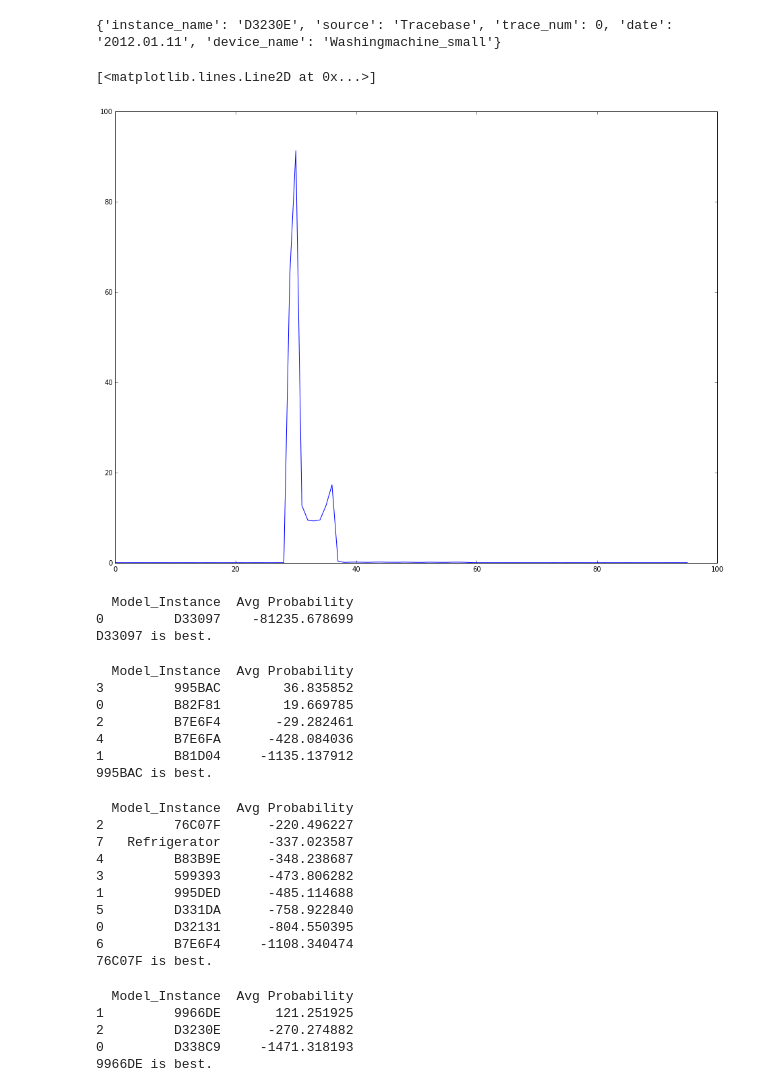
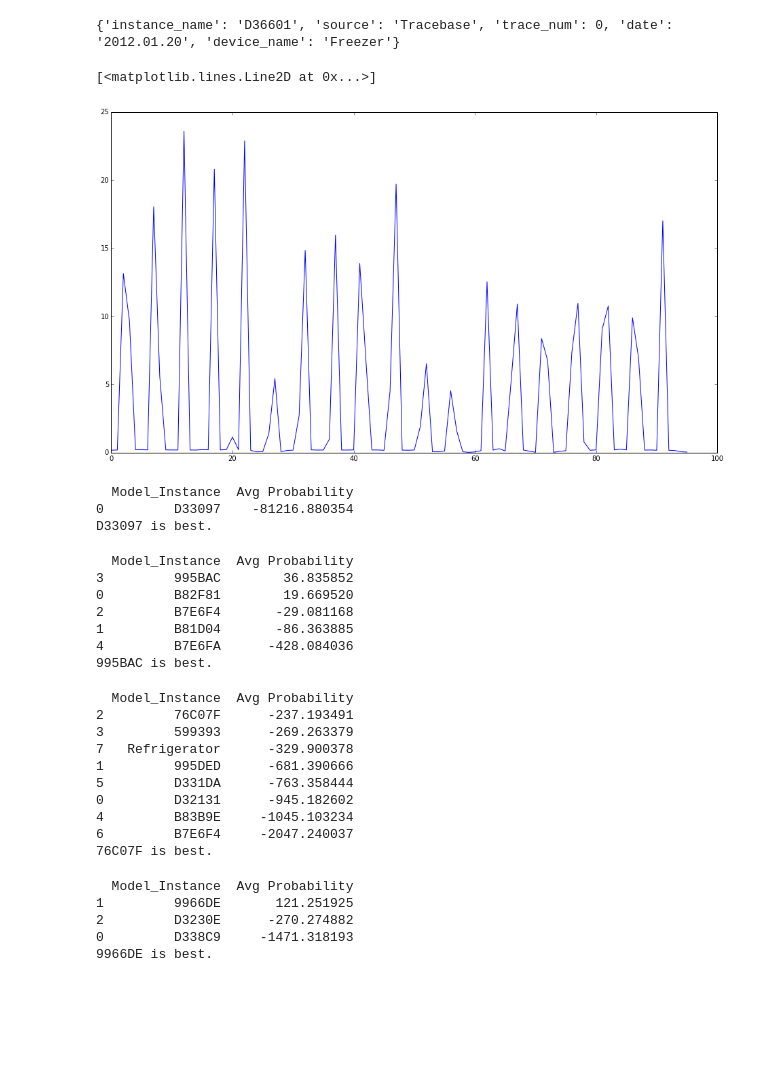
Before and after one commit to dssg/wikienergy, a Jupyter notebook: proto/FHMM/FHMM_Tracebase.ipynb, the cells around one changed output. Cells and saved outputs as stored; diff of their text form; code cells hidden in the pictures; blank space fills up the shorter version.

```diff
--- a/proto/FHMM/FHMM_Tracebase.ipynb
+++ b/proto/FHMM/FHMM_Tracebase.ipynb
@@ -28,7 +28,7 @@ from scipy import pi
 
 import os
 %matplotlib inline
-pylab.rcParams['figure.figsize'] = 16, 12
+pylab.rcParams['figure.figsize'] = 16, 9
 # %%
 #Produces arrays of arrays of time for HMM
 #Input: 2012-06-15 00:00:01
@@ -253,23 +252,23 @@ devices_types[device_name]=dataset.generate_type(device_name)
 device_name='refrigerator_good'
 devices_types[device_name]=dataset.generate_type(device_name)
 # %%
-device_name='Washingmachine_small'
+device_name='Freezer'
 devices_types[device_name]=dataset.generate_type(device_name)
 # %%
 device_name='Washingmachine_large'
 devices_types[device_name]=dataset.generate_type(device_name)
 # %%
 #Look at individual trace
-device_name_test='Washingmachine_small'
+device_name_test='Freezer'
 device_type_test=devices_types[device_name_test]
-index=2
-index2=0
+index=0
+index2=1
 print device_type_test.instances[index].traces[index2].metadata
 plt.plot(device_type_test.instances[index].traces[index2].series)
 # %% [output]
-{'instance_name': 'D3230E', 'source': 'Tracebase', 'trace_num': 0, 'date': '2012.01.11', 'device_name': 'Washingmachine_small'}
+{'instance_name': 'D36601', 'source': 'Tracebase', 'trace_num': 0, 'date': '2012.01.20', 'device_name': 'Freezer'}
 [<matplotlib.lines.Line2D at 0x...>]
-[figure, old version]
+[figure, new version]
 # %%
 #Initialize Variables for Model
 devices_models={}
@@ -295,7 +294,7 @@ best_model[device_type_name]=getBestInstanceModel(devices_models[device_type_nam
 devices_type_names.append(device_type_name)
 # %% [output]
   Model_Instance  Avg Probability
-0         D33097    -81235.678699
+0         D33097    -81216.880354
 D33097 is best.
 # %%
 ## 1 Feature
@@ -312,10 +311,10 @@ devices_type_names.append(device_type_name)
 # %% [output]
   Model_Instance  Avg Probability
 3         995BAC        36.835852
-0         B82F81        19.669785
-2         B7E6F4       -29.282461
+0         B82F81        19.669520
+2         B7E6F4       -29.081168
+1         B81D04       -86.363885
 4         B7E6FA      -428.084036
-1         B81D04     -1135.137912
 995BAC is best.
 # %%
 ## 1 Feature
@@ -331,14 +330,14 @@ best_model[device_type_name]=getBestInstanceModel(devices_models[device_type_nam
 devices_type_names.append(device_type_name)
 # %% [output]
   Model_Instance  Avg Probability
-2         76C07F      -220.496227
-7   Refrigerator      -337.023587
-4         B83B9E      -348.238687
-3         599393      -473.806282
-1         995DED      -485.114688
-5         D331DA      -758.922840
-0         D32131      -804.550395
-6         B7E6F4     -1108.340474
+2         76C07F      -237.193491
+3         599393      -269.263379
+7   Refrigerator      -329.900378
+1         995DED      -681.390666
+5         D331DA      -763.358444
+0         D32131      -945.182602
+4         B83B9E     -1045.103234
+6         B7E6F4     -2047.240037
 76C07F is best.
 # %%
 ## 1 Feature
```
Also changed, not shown: parts of 5 cells of this notebook, 4 other files.
